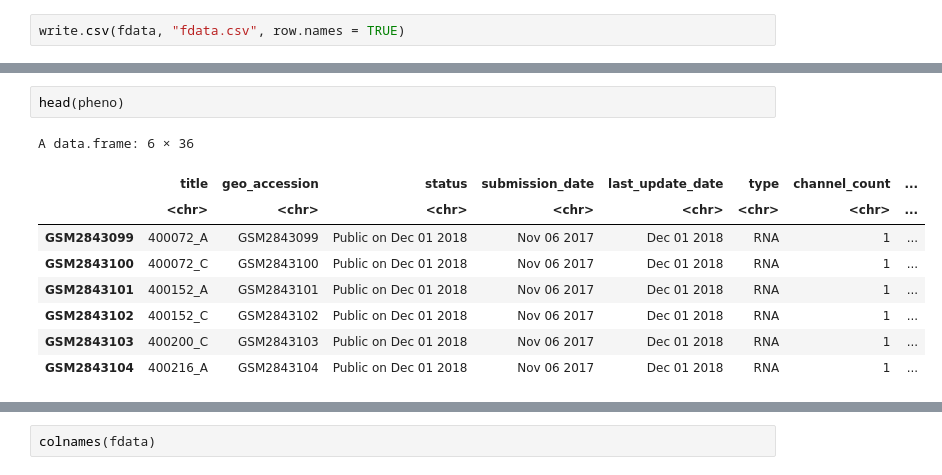
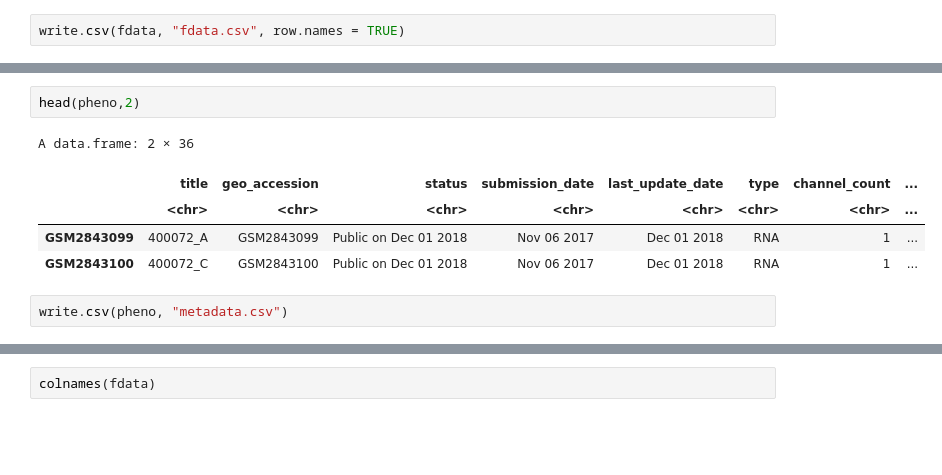
Before and after one commit to sbustamante21/taller_omics_2025, a Jupyter notebook: project.ipynb, the cells around one changed output, grey strips where cells are left out. Cells and saved outputs as stored; diff of their text form; blank space fills up the shorter version.

```diff
--- a/project.ipynb
+++ b/project.ipynb
@@ -32,15 +35,13 @@ A matrix: 6 × 194 of type dbl
 | ILMN_1651210 | 6.512163 | 6.588000 | 6.532367 | 6.576099 | 6.343878 | 6.589865 | 6.501190 | 6.571158 | ... |
 | ILMN_1651221 | 6.594800 | 6.556280 | 6.739953 | 6.621620 | 6.474938 | 6.607903 | 6.558625 | 6.456971 | ... |
 # %%
-head(pheno)
+head(pheno,2)
 # %% [output]
-A data.frame: 6 × 36
+A data.frame: 2 × 36
 |  | title | geo_accession | status | submission_date | last_update_date | type | channel_count | ... |
 |  | <chr> | <chr> | <chr> | <chr> | <chr> | <chr> | <chr> | ... |
 | GSM2843099 | 400072_A | GSM2843099 | Public on Dec 01 2018 | Nov 06 2017 | Dec 01 2018 | RNA | 1 | ... |
 | GSM2843100 | 400072_C | GSM2843100 | Public on Dec 01 2018 | Nov 06 2017 | Dec 01 2018 | RNA | 1 | ... |
-| GSM2843101 | 400152_A | GSM2843101 | Public on Dec 01 2018 | Nov 06 2017 | Dec 01 2018 | RNA | 1 | ... |
-| GSM2843102 | 400152_C | GSM2843102 | Public on Dec 01 2018 | Nov 06 2017 | Dec 01 2018 | RNA | 1 | ... |
-| GSM2843103 | 400200_C | GSM2843103 | Public on Dec 01 2018 | Nov 06 2017 | Dec 01 2018 | RNA | 1 | ... |
-| GSM2843104 | 400216_A | GSM2843104 | Public on Dec 01 2018 | Nov 06 2017 | Dec 01 2018 | RNA | 1 | ... |
+# %%
+write.csv(pheno, "metadata.csv")
 # %%
```
Also changed, not shown: parts of 14 cells of this notebook, 1 other file.
